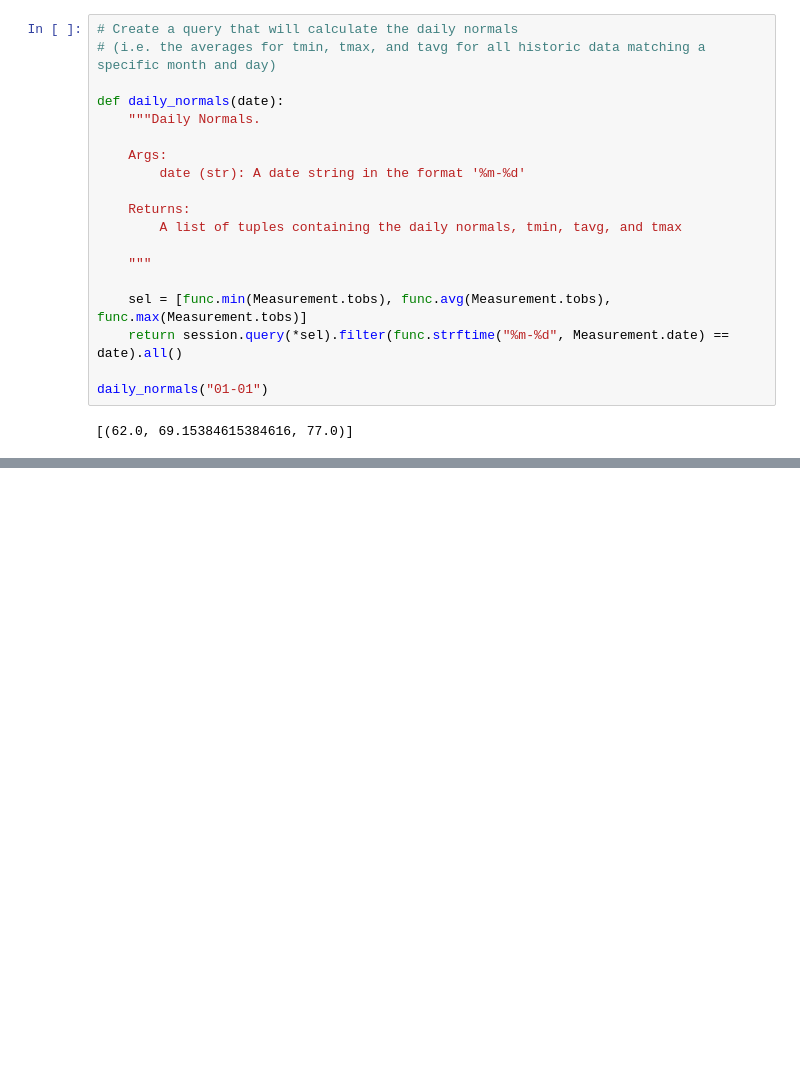
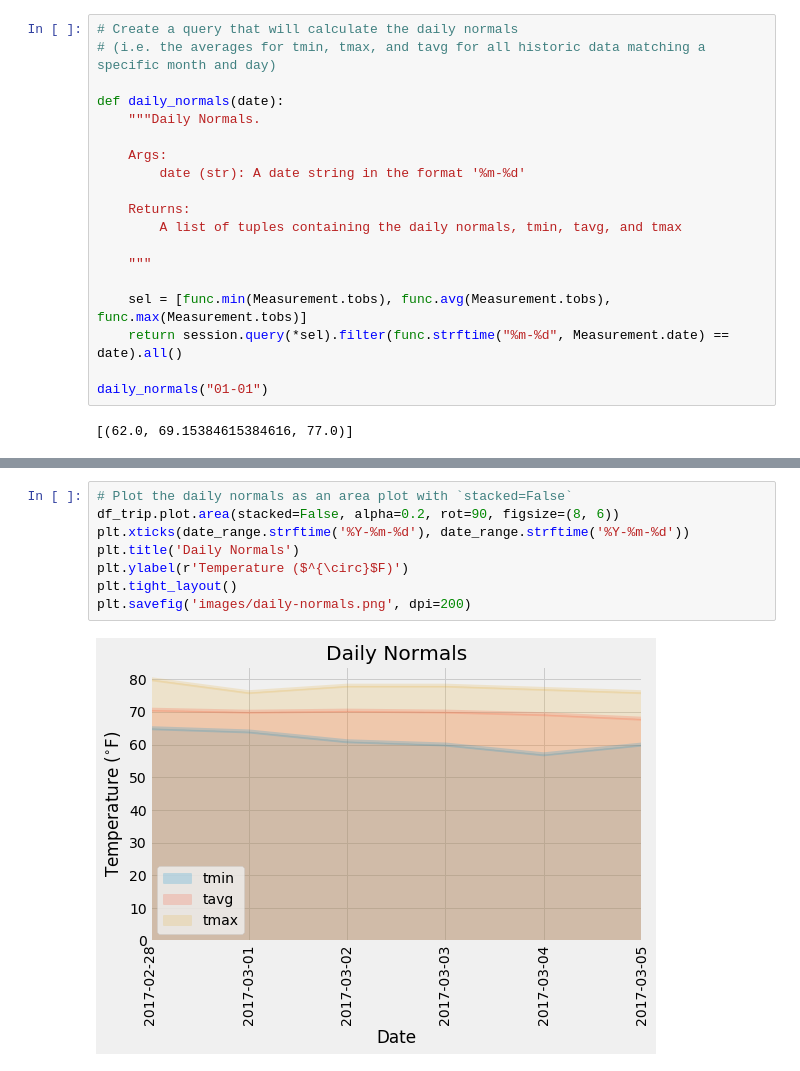
Before and after one commit to davidjaimes/sqlalchemy-challenge, a Jupyter notebook: climate.ipynb, the cells around one changed output, grey strips where cells are left out. Drawn from its saved outputs; the diff is of its cells as text; blank space fills up the shorter version.

Commit message:
finish temperature analysis 2

```diff
--- a/climate.ipynb
+++ b/climate.ipynb
@@ -244,0 +245,10 @@ end_date = '03-05'
+# %%
+# Plot the daily normals as an area plot with `stacked=False`
+df_trip.plot.area(stacked=False, alpha=0.2, rot=90, figsize=(8, 6))
+plt.xticks(date_range.strftime('%Y-%m-%d'), date_range.strftime('%Y-%m-%d'))
+plt.title('Daily Normals')
+plt.ylabel(r'Temperature ($^{\circ}$F)')
+plt.tight_layout()
+plt.savefig('images/daily-normals.png', dpi=200)
+# %% [output]
+[figure, added]
```
Also changed, not shown: parts of 4 cells of this notebook, 1 other file.
